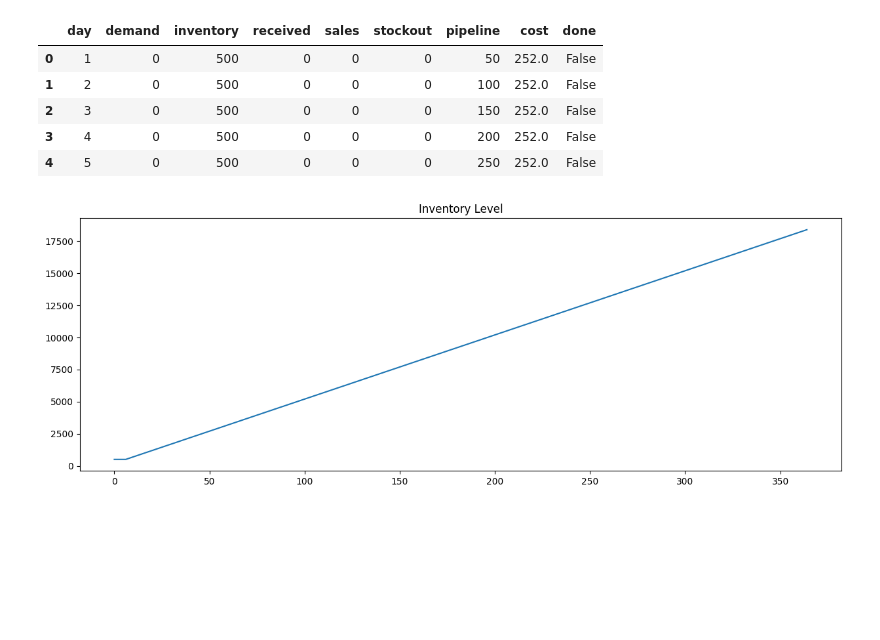
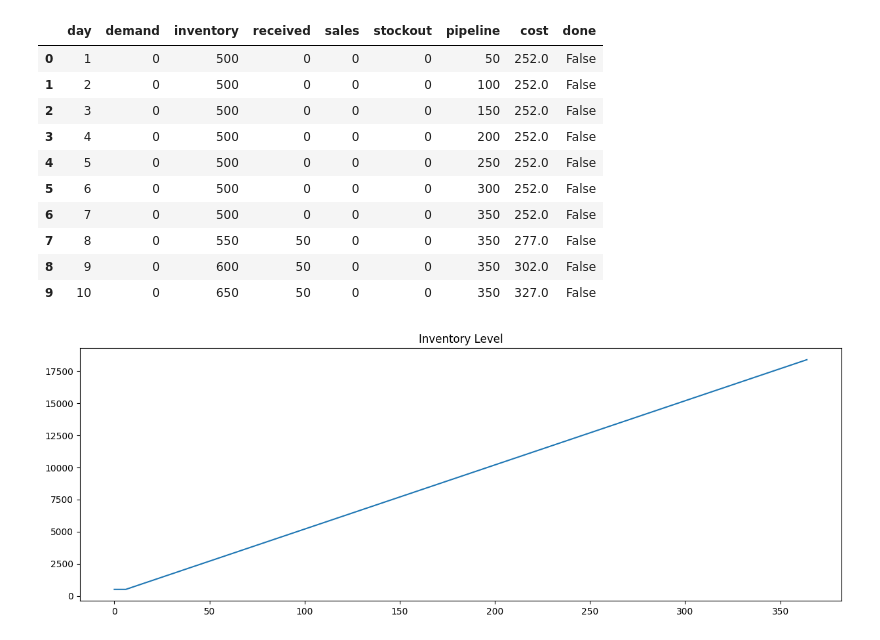
Before and after one commit to CallmeTruong/CausalRL-SupplyChain, a Jupyter notebook: notebooks/02_simulator_test.ipynb, the cells around one changed output. Drawn from its saved outputs; the diff is of its cells as text; code cells hidden in the pictures; blank space fills up the shorter version.

```diff
--- a/notebooks/02_simulator_test.ipynb
+++ b/notebooks/02_simulator_test.ipynb
@@ -47,16 +47,21 @@ for _ in range(365):
 # %%
 df_result = pd.DataFrame(
     results
 )
 
-df_result.head()
+df_result.head(10)
 # %% [output]
 |  | day | demand | inventory | received | sales | stockout | pipeline | cost | done |
 | 0 | 1 | 0 | 500 | 0 | 0 | 0 | 50 | 252.0 | False |
 | 1 | 2 | 0 | 500 | 0 | 0 | 0 | 100 | 252.0 | False |
 | 2 | 3 | 0 | 500 | 0 | 0 | 0 | 150 | 252.0 | False |
 | 3 | 4 | 0 | 500 | 0 | 0 | 0 | 200 | 252.0 | False |
 | 4 | 5 | 0 | 500 | 0 | 0 | 0 | 250 | 252.0 | False |
+| 5 | 6 | 0 | 500 | 0 | 0 | 0 | 300 | 252.0 | False |
+| 6 | 7 | 0 | 500 | 0 | 0 | 0 | 350 | 252.0 | False |
+| 7 | 8 | 0 | 550 | 50 | 0 | 0 | 350 | 277.0 | False |
+| 8 | 9 | 0 | 600 | 50 | 0 | 0 | 350 | 302.0 | False |
+| 9 | 10 | 0 | 650 | 50 | 0 | 0 | 350 | 327.0 | False |
 # %%
 import matplotlib.pyplot as plt
 
```
Also changed, not shown: 4 other files.
